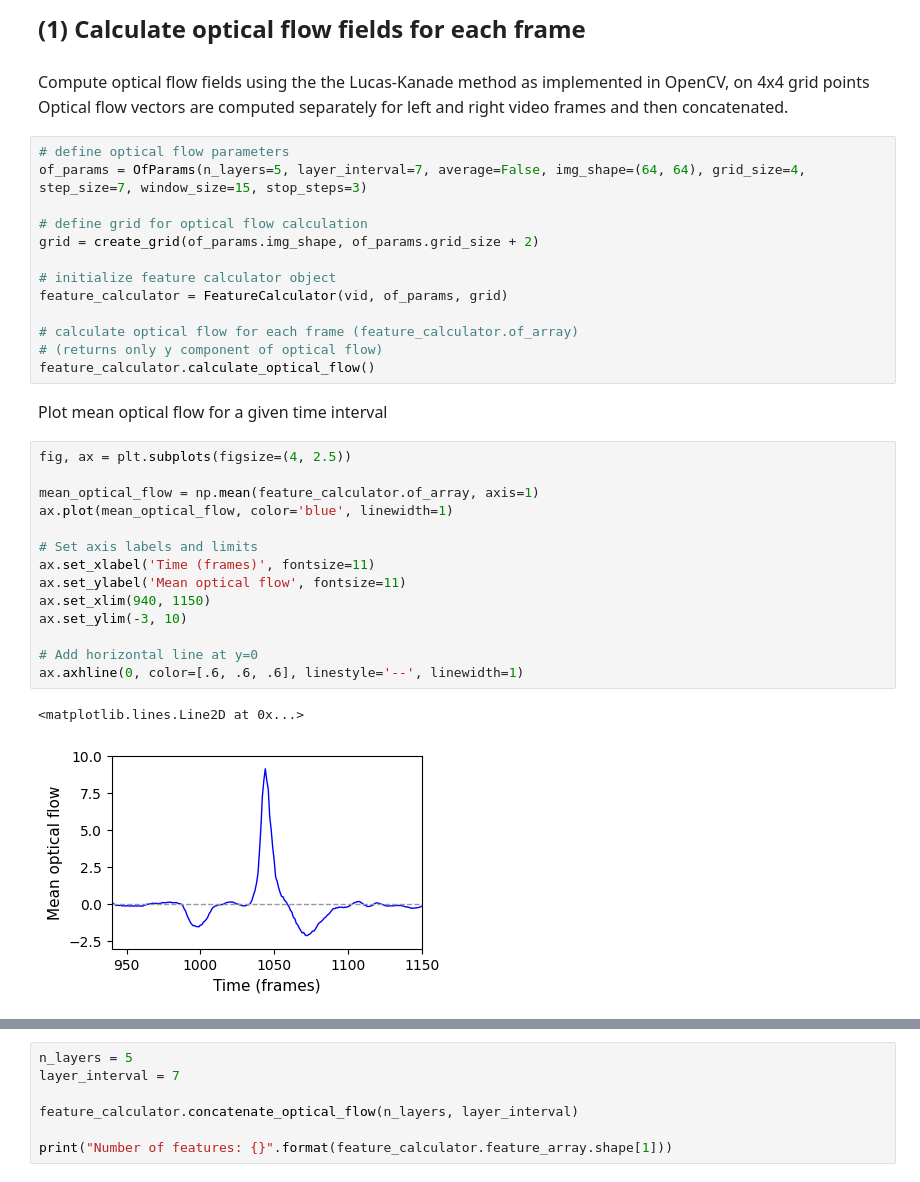
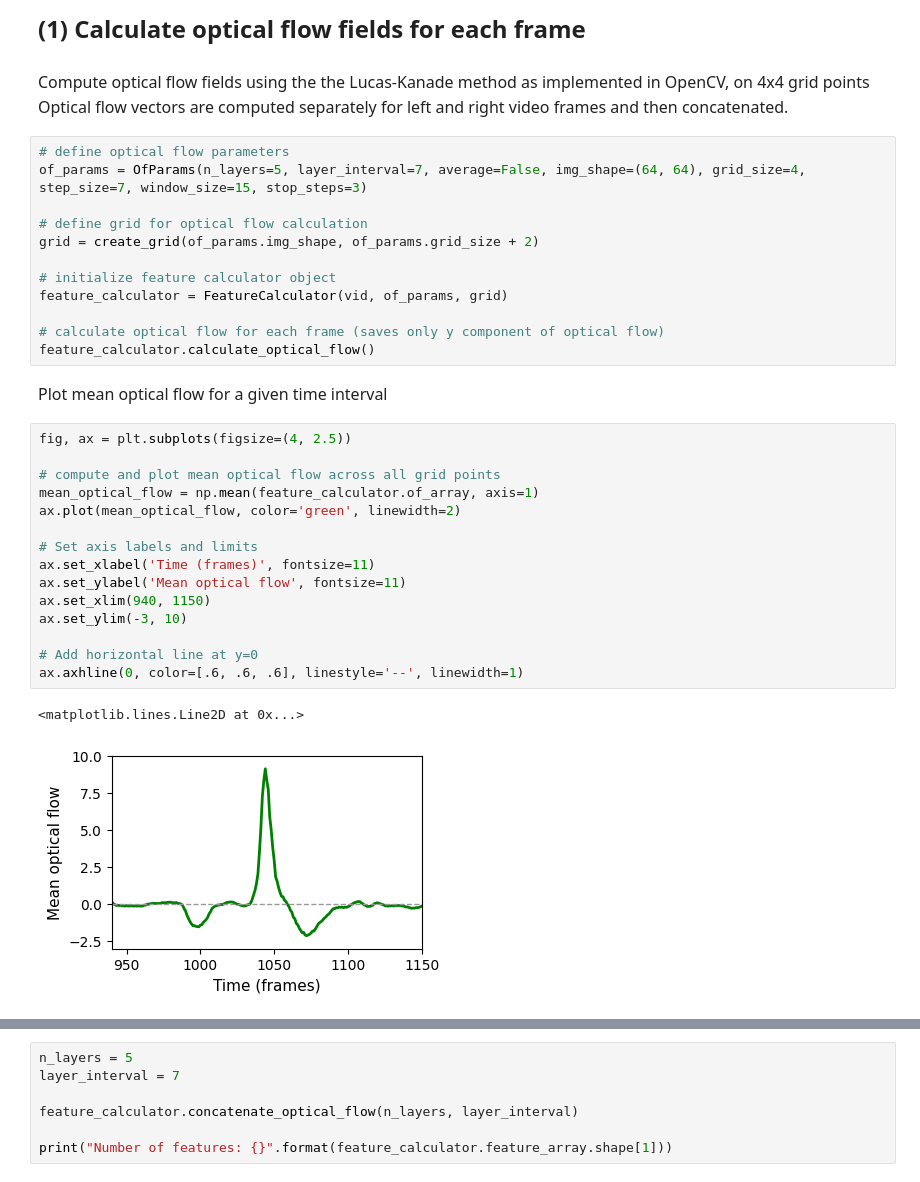
Before and after one commit to tpfffr/neon_blink_detection, a Jupyter notebook: notebooks/neon_blink_detector/blink_detector_pipeline.ipynb, the cells around one changed output, grey strips where cells are left out. Saved outputs shown, nothing was run; the diff lists cells and outputs as text.

```diff
--- a/notebooks/neon_blink_detector/blink_detector_pipeline.ipynb
+++ b/notebooks/neon_blink_detector/blink_detector_pipeline.ipynb
@@ -235,28 +31,28 @@ grid = create_grid(of_params.img_shape, of_params.grid_size + 2)
 # initialize feature calculator object
 feature_calculator = FeatureCalculator(vid, of_params, grid)
 
-# calculate optical flow for each frame (feature_calculator.of_array)
-# (returns only y component of optical flow)
+# calculate optical flow for each frame (saves only y component of optical flow)
 feature_calculator.calculate_optical_flow()
 # %% [markdown]
 <font size = 3>Plot mean optical flow for a given time interval
 # %%
 fig, ax = plt.subplots(figsize=(4, 2.5))
 
+# compute and plot mean optical flow across all grid points
 mean_optical_flow = np.mean(feature_calculator.of_array, axis=1)
-ax.plot(mean_optical_flow, color='blue', linewidth=1)
+ax.plot(mean_optical_flow, color='green', linewidth=2)
 
 # Set axis labels and limits
 ax.set_xlabel('Time (frames)', fontsize=11)
 ax.set_ylabel('Mean optical flow', fontsize=11)
 ax.set_xlim(940, 1150)
 ax.set_ylim(-3, 10)
 
 # Add horizontal line at y=0
 ax.axhline(0, color=[.6, .6, .6], linestyle='--', linewidth=1)
 # %% [output]
 <matplotlib.lines.Line2D at 0x...>
-[figure, old version]
+[figure, new version]
 # %% [markdown]
 <font size = 5>**(2) Create feature vector** <br><br>
 <font size = 3>A feature vector is constructed containing the optical flow associated with the current,<br>
```
Also changed, not shown: parts of 17 cells of this notebook, 3 other files.
